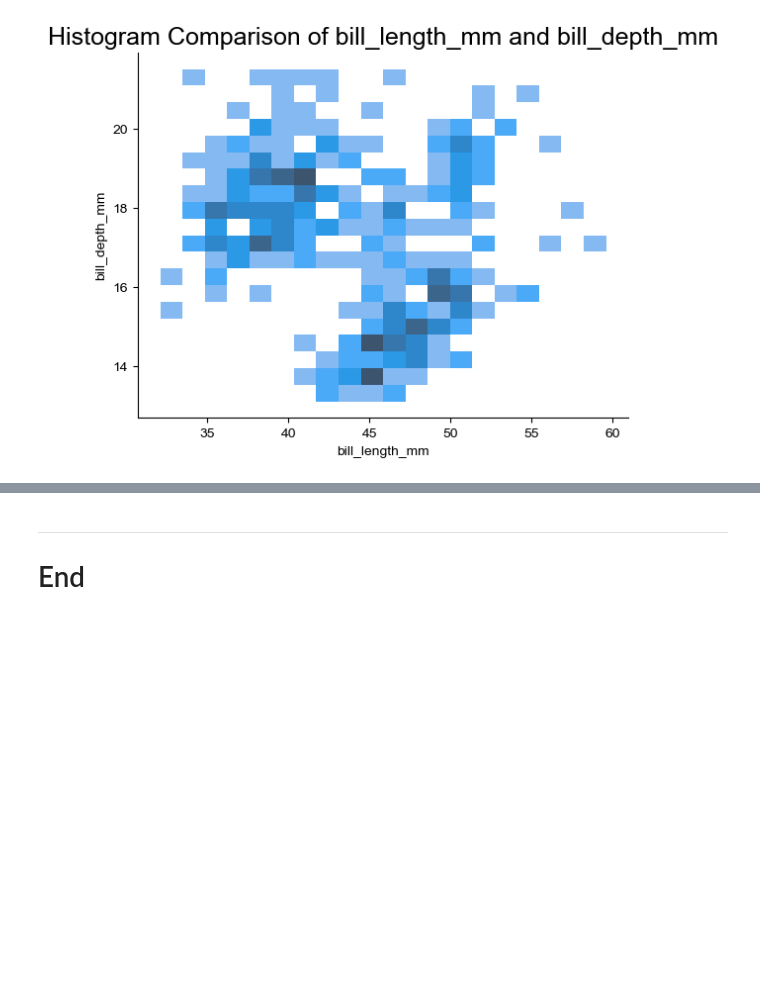
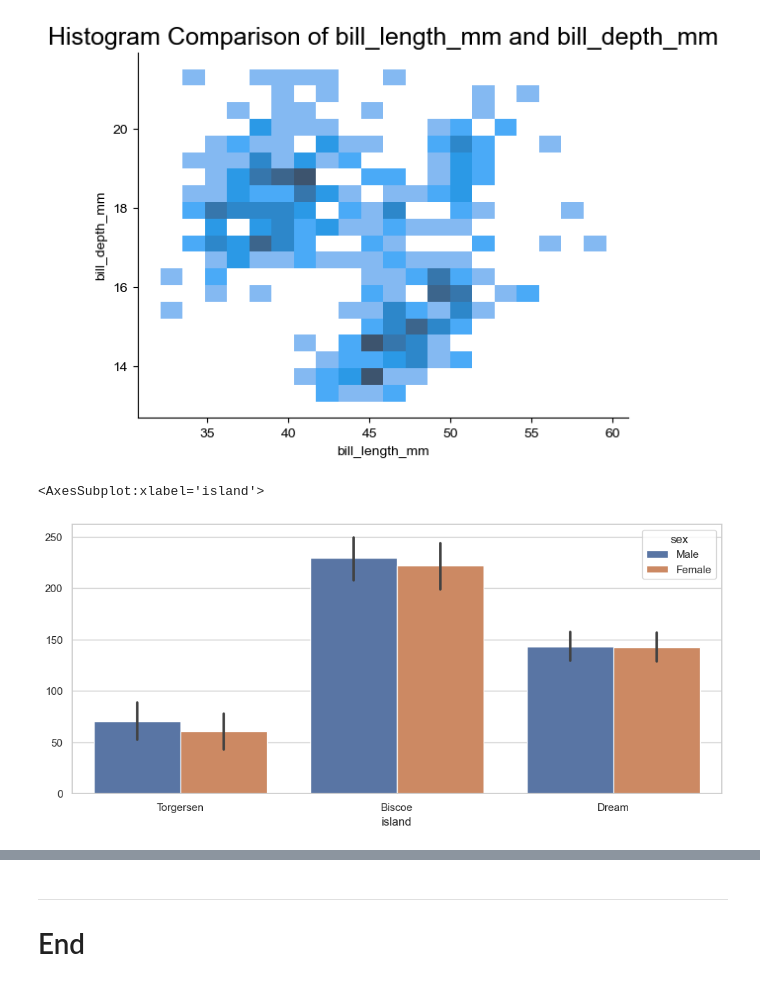
Before and after one commit to SaydsC/PrinciplesofDataAnalytics, a Jupyter notebook: penguins.ipynb, the cells around one changed output, grey strips where cells are left out. Drawn from its saved outputs; the diff is of its cells as text; code cells hidden in the pictures; blank space fills up the shorter version.

```diff
--- a/penguins.ipynb
+++ b/penguins.ipynb
@@ -363,3 +352,9 @@ plt.title(f'Histogram Comparison of {variable1} and {variable2}')
 plt.show()
 # %% [output]
 [figure]
+# %%
+plt.figure(figsize=(12,5))
+sns.barplot(data=penguins, x='island', y=penguins.island.index, hue='sex')
+# %% [output]
+<AxesSubplot:xlabel='island'>
+[figure, added]
```
Also changed, not shown: parts of 15 cells of this notebook.
